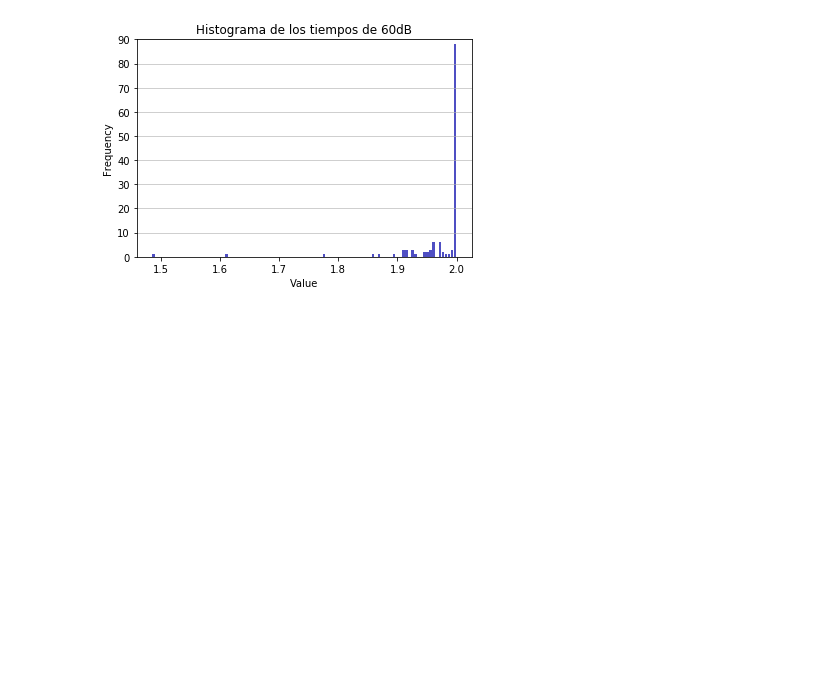
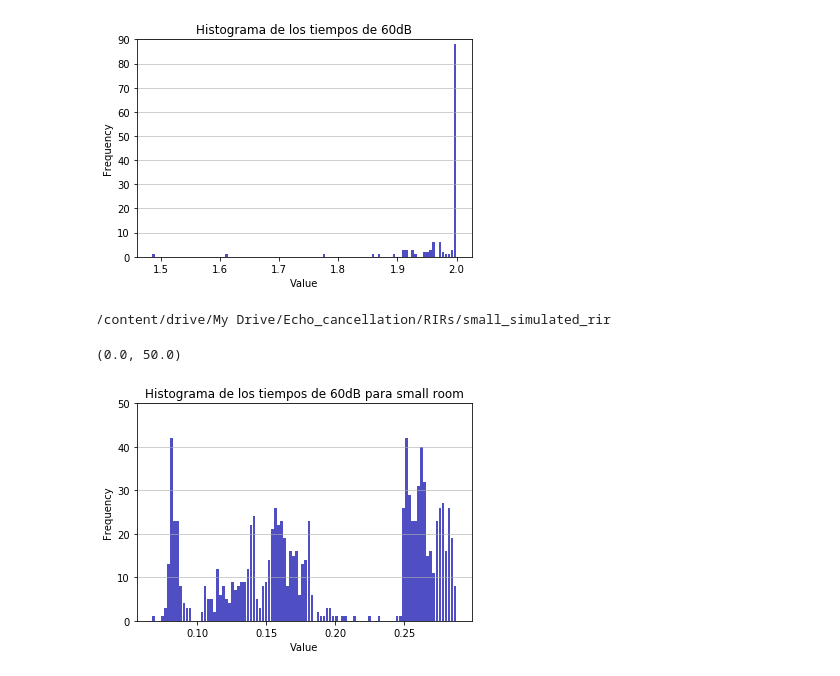
Before and after one commit to jmestanza/Echo_cancellation, a Jupyter notebook: HistogramaDeT60dB.ipynb, the cells around one changed output. Cells and saved outputs as stored; diff of their text form; code cells hidden in the pictures; blank space fills up the shorter version.

```diff
--- a/HistogramaDeT60dB.ipynb
+++ b/HistogramaDeT60dB.ipynb
@@ -139,3 +139,30 @@ plt.ylim(ymax=np.ceil(maxfreq / 10) * 10 if maxfreq % 10 else maxfreq + 10)
 # %% [output]
 (0.0, 90.0)
 [figure]
+# %%
+%cd "/content/drive/My Drive/Echo_cancellation/RIRs/small_simulated_rir"
+actual_path = "/content/drive/My Drive/Echo_cancellation/RIRs/small_simulated_rir"
+f_list = os.listdir()
+#print(f_list)
+t60_list = []
+
+for k in range(len(f_list)):
+    #%cd "/content/drive/My Drive/Echo_cancellation/RIRs/small_simulated_rir"
+    os.chdir(actual_path+'/'+f_list[k])
+    onlyfiles = os.listdir()
+    for i in range(len(onlyfiles)):
+        t60, fs = get60dbtime(onlyfiles[i])
+        t60_list.append(t60)
+
+n, bins, patches = plt.hist(x=t60_list, bins=100, color='#0504aa',
+                            alpha=0.7, rwidth=0.85)
+plt.grid(axis='y', alpha=0.75)
+plt.xlabel('Value')
+plt.ylabel('Frequency')
+plt.title('Histograma de los tiempos de 60dB para small room')
+maxfreq = n.max()
+plt.ylim(ymax=np.ceil(maxfreq / 10) * 10 if maxfreq % 10 else maxfreq + 10)
+# %% [output]
+/content/drive/My Drive/Echo_cancellation/RIRs/small_simulated_rir
+(0.0, 50.0)
+[figure, added]
```
Also changed, not shown: parts of 2 cells of this notebook.
